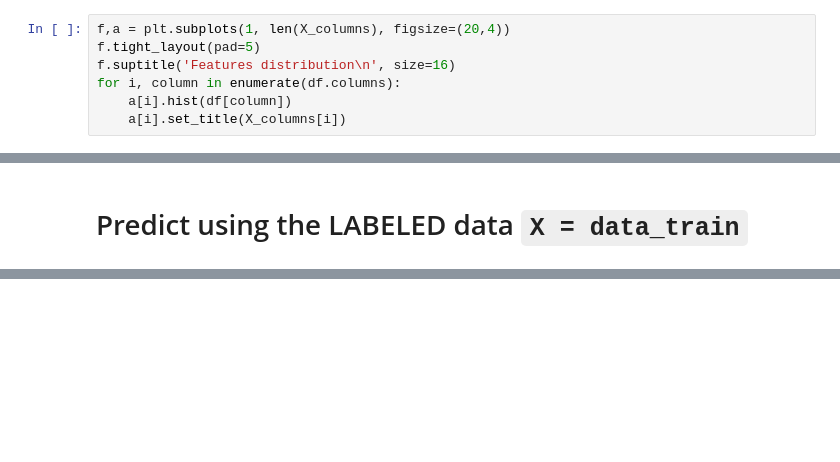
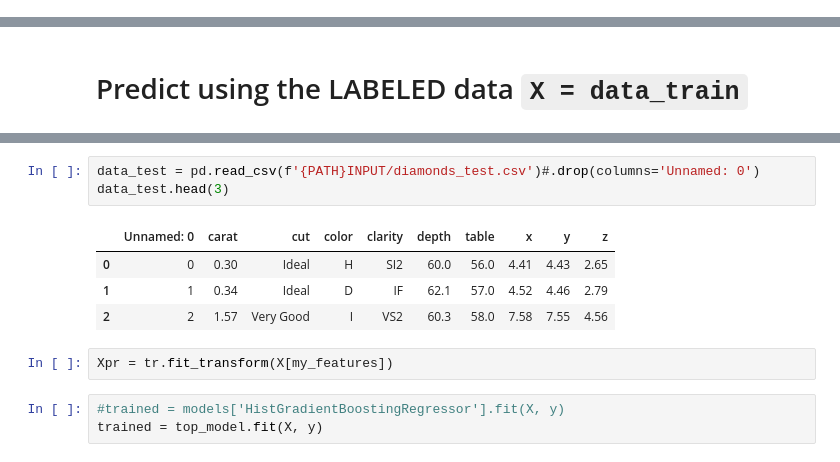
Before and after one commit to rihp/diamond-price-supervised-ML, a Jupyter notebook: notebooks/pipeline_prototype.ipynb, the cells around one changed output, grey strips where cells are left out. Saved outputs shown, nothing was run; the diff lists cells and outputs as text; blank space fills up the shorter version.

```diff
--- a/notebooks/pipeline_prototype.ipynb
+++ b/notebooks/pipeline_prototype.ipynb
@@ -287,7 +286,0 @@ df = pd.DataFrame(Xpr)
-# %%
-f,a = plt.subplots(1, len(X_columns), figsize=(20,4))
-f.tight_layout(pad=5)
-f.suptitle('Features distribution\n', size=16)
-for i, column in enumerate(df.columns):
-    a[i].hist(df[column])
-    a[i].set_title(X_columns[i])
@@ -319,3 +457,16 @@ trained = models['linear_regression'].fit(X_train, y_train)
+# %%
+data_test = pd.read_csv(f'{PATH}INPUT/diamonds_test.csv')#.drop(columns='Unnamed: 0')
+data_test.head(3)
+# %% [output]
+|  | Unnamed: 0 | carat | cut | color | clarity | depth | table | x | y | z |
+| 0 | 0 | 0.30 | Ideal | H | SI2 | 60.0 | 56.0 | 4.41 | 4.43 | 2.65 |
+| 1 | 1 | 0.34 | Ideal | D | IF | 62.1 | 57.0 | 4.52 | 4.46 | 2.79 |
+| 2 | 2 | 1.57 | Very Good | I | VS2 | 60.3 | 58.0 | 7.58 | 7.55 | 4.56 |
+# %%
+Xpr = tr.fit_transform(X[my_features])
+# %%
+#trained = models['HistGradientBoostingRegressor'].fit(X, y)
+trained = top_model.fit(X, y)
 # %%
 my_trained_prediction = trained.predict(X_test)
 my_trained_prediction == y_test.sum()
```
Also changed, not shown: parts of 57 cells of this notebook.
